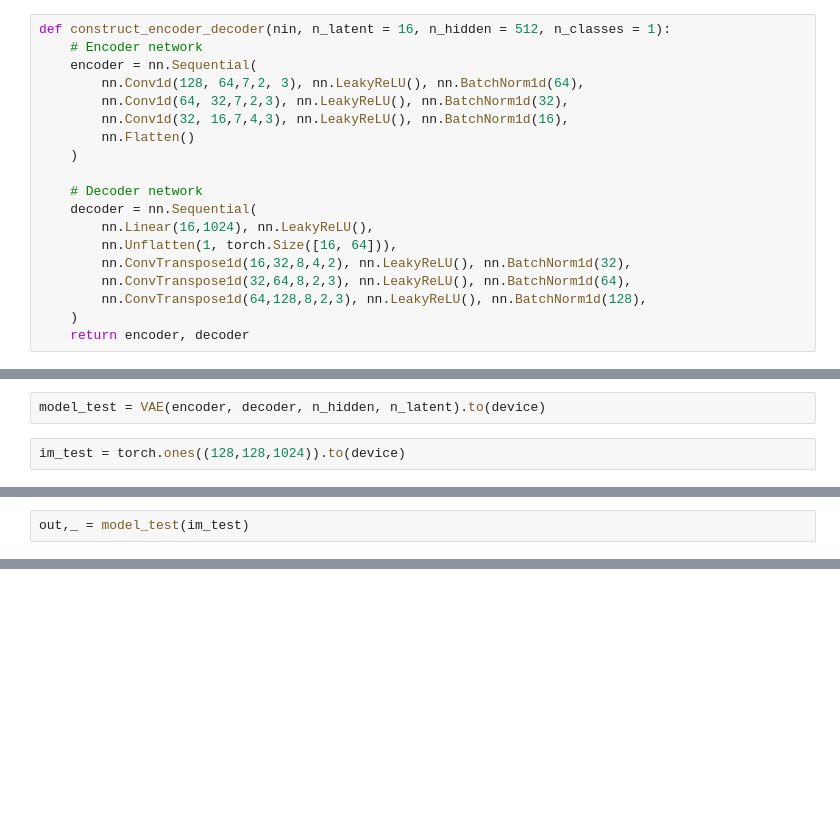
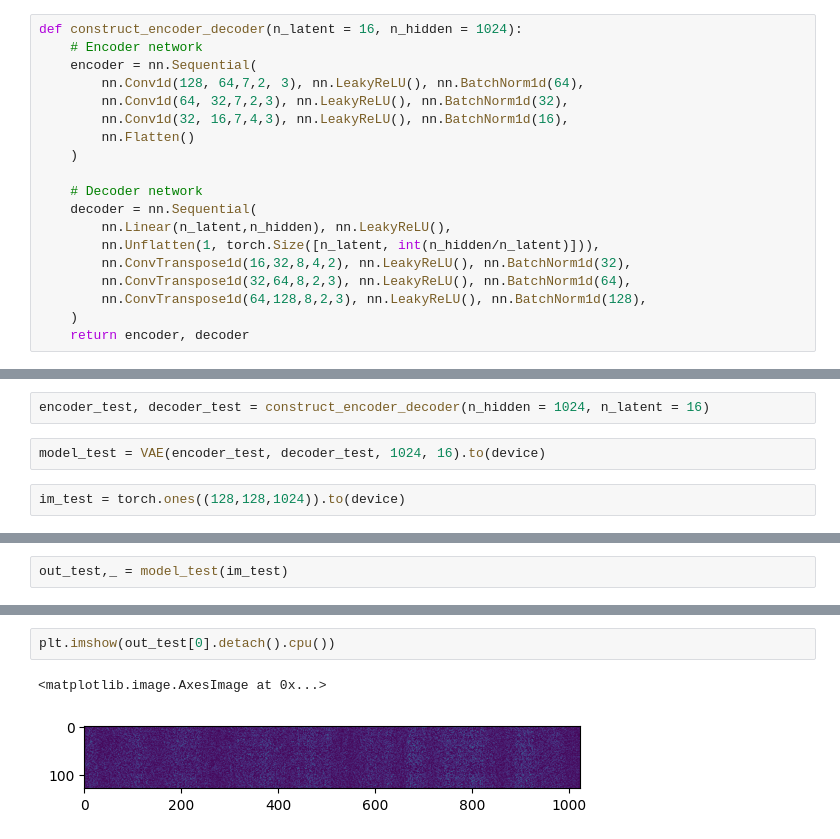
Before and after one commit to estevep/Temporal-Audio-VAE, a Jupyter notebook: notebooks/antoine/Audio_VAE.ipynb, the cells around one changed output, grey strips where cells are left out. Drawn from its saved outputs; the diff is of its cells as text; blank space fills up the shorter version.

Commit message:
Cleaner Code with running models and first outputs

```diff
--- a/notebooks/antoine/Audio_VAE.ipynb
+++ b/notebooks/antoine/Audio_VAE.ipynb
@@ -74,7 +333,7 @@ class CouchePrint(nn.Module):
 
         return(x)
 # %%
-def construct_encoder_decoder(nin, n_latent = 16, n_hidden = 512, n_classes = 1):
+def construct_encoder_decoder(n_latent = 16, n_hidden = 1024):
     # Encoder network
     encoder = nn.Sequential(
         nn.Conv1d(128, 64,7,2, 3), nn.LeakyReLU(), nn.BatchNorm1d(64),
@@ -85,8 +344,8 @@ def construct_encoder_decoder(nin, n_latent = 16, n_hidden = 512, n_classes = 1)
 
     # Decoder network
     decoder = nn.Sequential(
-        nn.Linear(16,1024), nn.LeakyReLU(),
-        nn.Unflatten(1, torch.Size([16, 64])),
+        nn.Linear(n_latent,n_hidden), nn.LeakyReLU(),
+        nn.Unflatten(1, torch.Size([n_latent, int(n_hidden/n_latent)])),
         nn.ConvTranspose1d(16,32,8,4,2), nn.LeakyReLU(), nn.BatchNorm1d(32),
         nn.ConvTranspose1d(32,64,8,2,3), nn.LeakyReLU(), nn.BatchNorm1d(64),
         nn.ConvTranspose1d(64,128,8,2,3), nn.LeakyReLU(), nn.BatchNorm1d(128),
@@ -117,4 +354,6 @@ optimizer = torch.optim.Adam(model.parameters(), lr=1e-3)
+# %%
+encoder_test, decoder_test = construct_encoder_decoder(n_hidden = 1024, n_latent = 16)
 # %%
-model_test = VAE(encoder, decoder, n_hidden, n_latent).to(device)
+model_test = VAE(encoder_test, decoder_test, 1024, 16).to(device)
 # %%
 im_test = torch.ones((128,128,1024)).to(device)
@@ -125,3 +360,3 @@ im_test = torch.ones((128,128,1024)).to(device)
 # %%
-out,_ = model_test(im_test)
+out_test,_ = model_test(im_test)
 # %%
@@ -398,0 +366,5 @@ torch.Size([512, 1025]) torch.Size([513, 1025])
+# %%
+plt.imshow(out_test[0].detach().cpu())
+# %% [output]
+<matplotlib.image.AxesImage at 0x...>
+[figure, added]
```
Also changed, not shown: parts of 26 cells of this notebook.
